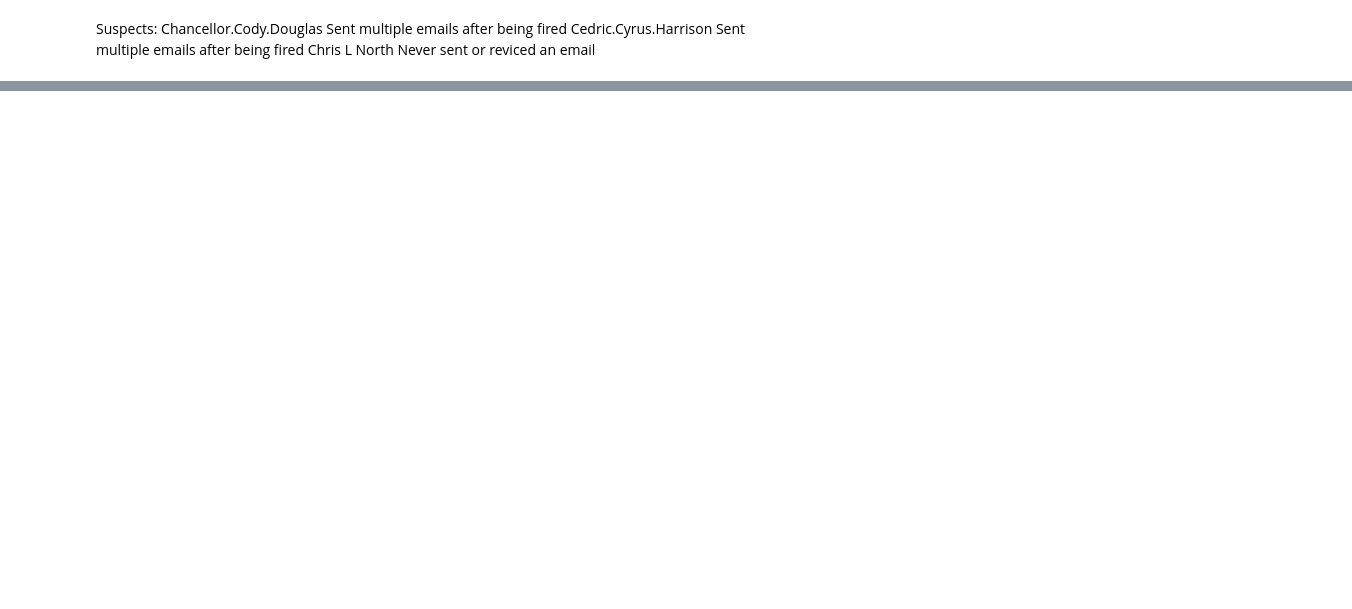
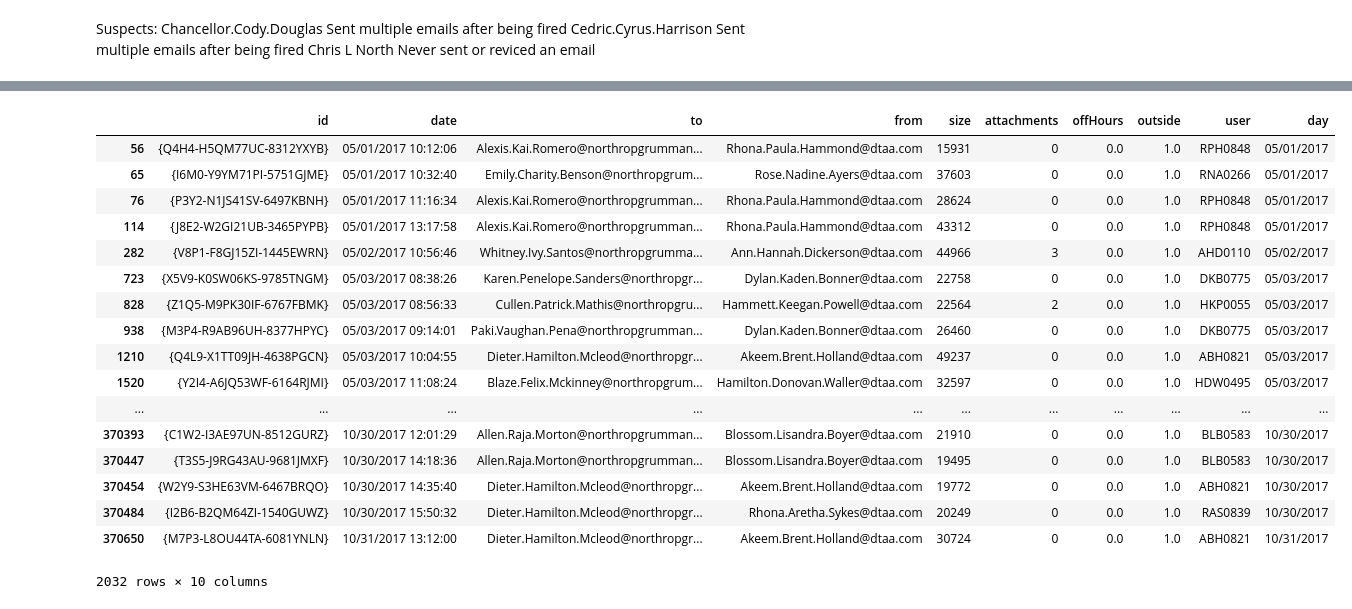
Before and after one commit to Brett15/dataViz, a Jupyter notebook: BretWork.ipynb, the cells around one changed output, grey strips where cells are left out. Cells and saved outputs as stored; diff of their text form; code cells hidden in the pictures; blank space fills up the shorter version.

```diff
--- a/BretWork.ipynb
+++ b/BretWork.ipynb
@@ -220,0 +906,21 @@ suspects.total.idxmax()
+# %%
+susEmail[(susEmail.outside == 1.0)&["@northropgrumman" in x for x in email.to]]
+# %% [output]
+|  | id | date | to | from | size | attachments | offHours | outside | user | day |
+| 56 | {Q4H4-H5QM77UC-8312YXYB} | 05/01/2017 10:12:06 | Alexis.Kai.Romero@northropgrumman... | Rhona.Paula.Hammond@dtaa.com | 15931 | 0 | 0.0 | 1.0 | RPH0848 | 05/01/2017 |
+| 65 | {I6M0-Y9YM71PI-5751GJME} | 05/01/2017 10:32:40 | Emily.Charity.Benson@northropgrum... | Rose.Nadine.Ayers@dtaa.com | 37603 | 0 | 0.0 | 1.0 | RNA0266 | 05/01/2017 |
+| 76 | {P3Y2-N1JS41SV-6497KBNH} | 05/01/2017 11:16:34 | Alexis.Kai.Romero@northropgrumman... | Rhona.Paula.Hammond@dtaa.com | 28624 | 0 | 0.0 | 1.0 | RPH0848 | 05/01/2017 |
+| 114 | {J8E2-W2GI21UB-3465PYPB} | 05/01/2017 13:17:58 | Alexis.Kai.Romero@northropgrumman... | Rhona.Paula.Hammond@dtaa.com | 43312 | 0 | 0.0 | 1.0 | RPH0848 | 05/01/2017 |
+| 282 | {V8P1-F8GJ15ZI-1445EWRN} | 05/02/2017 10:56:46 | Whitney.Ivy.Santos@northropgrumma... | Ann.Hannah.Dickerson@dtaa.com | 44966 | 3 | 0.0 | 1.0 | AHD0110 | 05/02/2017 |
+| 723 | {X5V9-K0SW06KS-9785TNGM} | 05/03/2017 08:38:26 | Karen.Penelope.Sanders@northropgr... | Dylan.Kaden.Bonner@dtaa.com | 22758 | 0 | 0.0 | 1.0 | DKB0775 | 05/03/2017 |
+| 828 | {Z1Q5-M9PK30IF-6767FBMK} | 05/03/2017 08:56:33 | Cullen.Patrick.Mathis@northropgru... | Hammett.Keegan.Powell@dtaa.com | 22564 | 2 | 0.0 | 1.0 | HKP0055 | 05/03/2017 |
+| 938 | {M3P4-R9AB96UH-8377HPYC} | 05/03/2017 09:14:01 | Paki.Vaughan.Pena@northropgrumman... | Dylan.Kaden.Bonner@dtaa.com | 26460 | 0 | 0.0 | 1.0 | DKB0775 | 05/03/2017 |
+| 1210 | {Q4L9-X1TT09JH-4638PGCN} | 05/03/2017 10:04:55 | Dieter.Hamilton.Mcleod@northropgr... | Akeem.Brent.Holland@dtaa.com | 49237 | 0 | 0.0 | 1.0 | ABH0821 | 05/03/2017 |
+| 1520 | {Y2I4-A6JQ53WF-6164RJMI} | 05/03/2017 11:08:24 | Blaze.Felix.Mckinney@northropgrum... | Hamilton.Donovan.Waller@dtaa.com | 32597 | 0 | 0.0 | 1.0 | HDW0495 | 05/03/2017 |
+| ... | ... | ... | ... | ... | ... | ... | ... | ... | ... | ... |
+| 370393 | {C1W2-I3AE97UN-8512GURZ} | 10/30/2017 12:01:29 | Allen.Raja.Morton@northropgrumman... | Blossom.Lisandra.Boyer@dtaa.com | 21910 | 0 | 0.0 | 1.0 | BLB0583 | 10/30/2017 |
+| 370447 | {T3S5-J9RG43AU-9681JMXF} | 10/30/2017 14:18:36 | Allen.Raja.Morton@northropgrumman... | Blossom.Lisandra.Boyer@dtaa.com | 19495 | 0 | 0.0 | 1.0 | BLB0583 | 10/30/2017 |
+| 370454 | {W2Y9-S3HE63VM-6467BRQO} | 10/30/2017 14:35:40 | Dieter.Hamilton.Mcleod@northropgr... | Akeem.Brent.Holland@dtaa.com | 19772 | 0 | 0.0 | 1.0 | ABH0821 | 10/30/2017 |
+| 370484 | {I2B6-B2QM64ZI-1540GUWZ} | 10/30/2017 15:50:32 | Dieter.Hamilton.Mcleod@northropgr... | Rhona.Aretha.Sykes@dtaa.com | 20249 | 0 | 0.0 | 1.0 | RAS0839 | 10/30/2017 |
+| 370650 | {M7P3-L8OU44TA-6081YNLN} | 10/31/2017 13:12:00 | Dieter.Hamilton.Mcleod@northropgr... | Akeem.Brent.Holland@dtaa.com | 30724 | 0 | 0.0 | 1.0 | ABH0821 | 10/31/2017 |
+2032 rows × 10 columns
```
Also changed, not shown: parts of 49 cells of this notebook.
